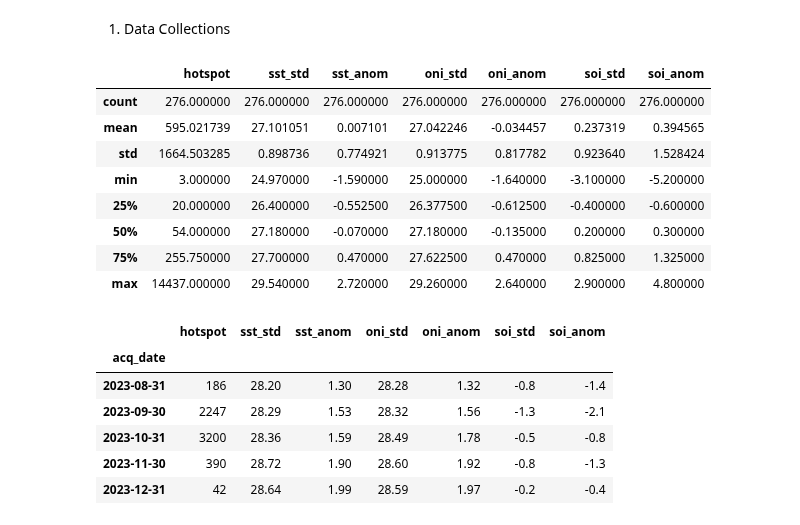
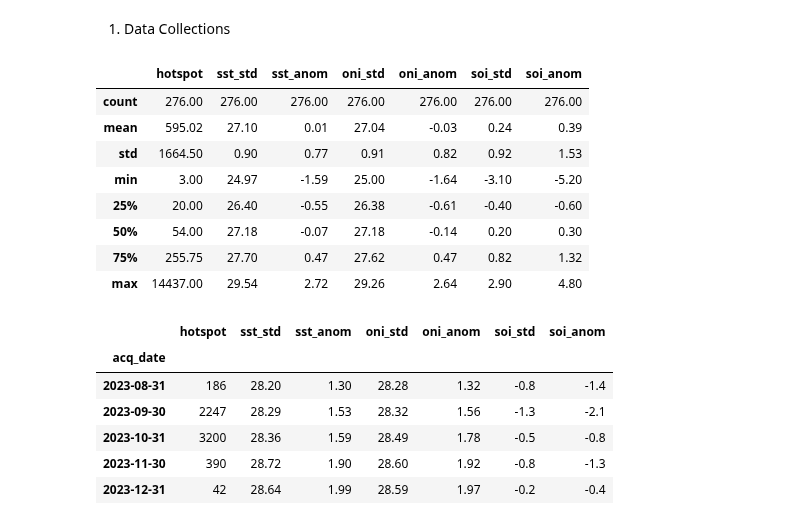
Before and after one commit to kusin/2024_BOPTN_Hopsot, a Jupyter notebook: K01 - Preprocessing.ipynb, the cells around one changed output. Cells and saved outputs as stored; diff of their text form; code cells hidden in the pictures.

```diff
--- a/K01 - Preprocessing.ipynb
+++ b/K01 - Preprocessing.ipynb
@@ -20,17 +20,17 @@ dataset = pd.read_csv("dataset/dataset_enso.csv", parse_dates=["acq_date"])
 dataset = dataset.set_index("acq_date")
 # %%
 # show dataset
-dataset.describe()
+np.round(dataset.describe(), 2)
 # %% [output]
 |  | hotspot | sst_std | sst_anom | oni_std | oni_anom | soi_std | soi_anom |
-| count | 276.000000 | 276.000000 | 276.000000 | 276.000000 | 276.000000 | 276.000000 | 276.000000 |
-| mean | 595.021739 | 27.101051 | 0.007101 | 27.042246 | -0.034457 | 0.237319 | 0.394565 |
-| std | 1664.503285 | 0.898736 | 0.774921 | 0.913775 | 0.817782 | 0.923640 | 1.528424 |
-| min | 3.000000 | 24.970000 | -1.590000 | 25.000000 | -1.640000 | -3.100000 | -5.200000 |
-| 25% | 20.000000 | 26.400000 | -0.552500 | 26.377500 | -0.612500 | -0.400000 | -0.600000 |
-| 50% | 54.000000 | 27.180000 | -0.070000 | 27.180000 | -0.135000 | 0.200000 | 0.300000 |
-| 75% | 255.750000 | 27.700000 | 0.470000 | 27.622500 | 0.470000 | 0.825000 | 1.325000 |
-| max | 14437.000000 | 29.540000 | 2.720000 | 29.260000 | 2.640000 | 2.900000 | 4.800000 |
+| count | 276.00 | 276.00 | 276.00 | 276.00 | 276.00 | 276.00 | 276.00 |
+| mean | 595.02 | 27.10 | 0.01 | 27.04 | -0.03 | 0.24 | 0.39 |
+| std | 1664.50 | 0.90 | 0.77 | 0.91 | 0.82 | 0.92 | 1.53 |
+| min | 3.00 | 24.97 | -1.59 | 25.00 | -1.64 | -3.10 | -5.20 |
+| 25% | 20.00 | 26.40 | -0.55 | 26.38 | -0.61 | -0.40 | -0.60 |
+| 50% | 54.00 | 27.18 | -0.07 | 27.18 | -0.14 | 0.20 | 0.30 |
+| 75% | 255.75 | 27.70 | 0.47 | 27.62 | 0.47 | 0.82 | 1.32 |
+| max | 14437.00 | 29.54 | 2.72 | 29.26 | 2.64 | 2.90 | 4.80 |
 # %%
 # show dataset
 dataset.tail()
```
